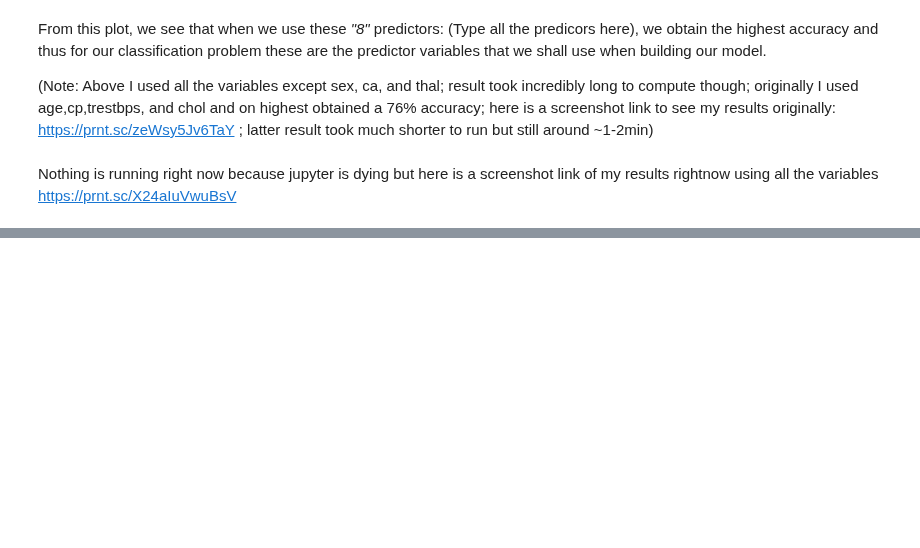
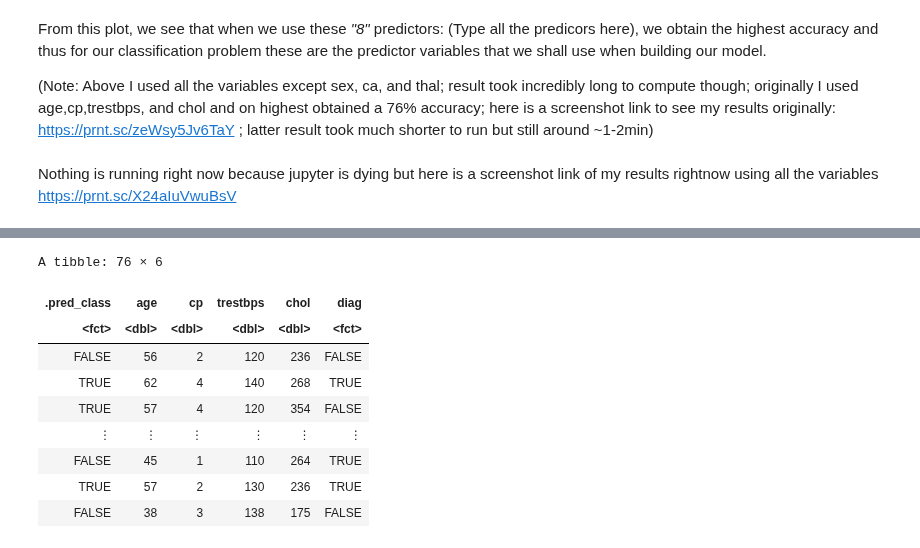
Before and after one commit to ibrahim1623/DSCI-100-Project, a Jupyter notebook: jason's_final_work.ipynb, the cells around one changed output, grey strips where cells are left out. Saved outputs shown, nothing was run; the diff lists cells and outputs as text; code cells hidden in the pictures; blank space fills up the shorter version.

```diff
--- a/jason's_final_work.ipynb
+++ b/jason's_final_work.ipynb
@@ -382,0 +466,12 @@ https://prnt.sc/X24aIuVwuBsV
+# %%
+#Creating the classification model with the best K value
+mnist_spec <- nearest_neighbor(weight_func = "rectangular", neighbors = best_k) %>%
+    set_engine("kknn") %>%
+    set_mode("classification")
+mnist_spec
+
+mnist_fit <- workflow() %>%
+    add_recipe(heart_recipe) %>%
+    add_model(mnist_spec) %>%
+    fit(data = heart_training)
+mnist_fit
@@ -382,0 +505,21 @@ https://prnt.sc/X24aIuVwuBsV
+# %%
+#Use our model to make predictions on testing data
+mnist_predictions <- predict(mnist_fit, heart_testing) %>%
+    bind_cols(heart_testing)
+mnist_predictions
+
+
+# mnist_conf_mat <- mnist_predictions %>%
+#     conf_mat(truth = quality, estimate = .pred_class)
+# mnist_conf_mat
+# %% [output]
+A tibble: 76 × 6
+| .pred_class | age | cp | trestbps | chol | diag |
+| <fct> | <dbl> | <dbl> | <dbl> | <dbl> | <fct> |
+| FALSE | 56 | 2 | 120 | 236 | FALSE |
+| TRUE | 62 | 4 | 140 | 268 | TRUE |
+| TRUE | 57 | 4 | 120 | 354 | FALSE |
+| ⋮ | ⋮ | ⋮ | ⋮ | ⋮ | ⋮ |
+| FALSE | 45 | 1 | 110 | 264 | TRUE |
+| TRUE | 57 | 2 | 130 | 236 | TRUE |
+| FALSE | 38 | 3 | 138 | 175 | FALSE |
```
Also changed, not shown: parts of 12 cells of this notebook.
